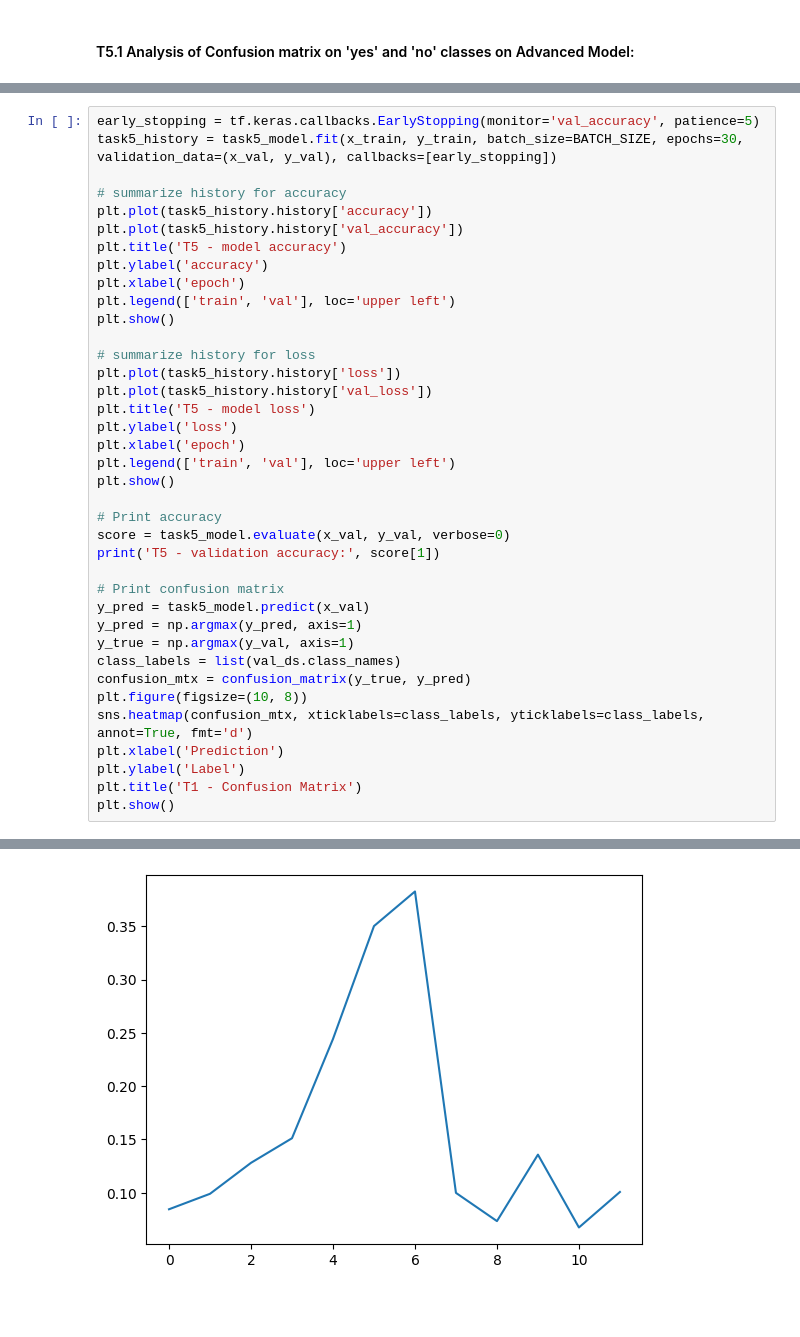
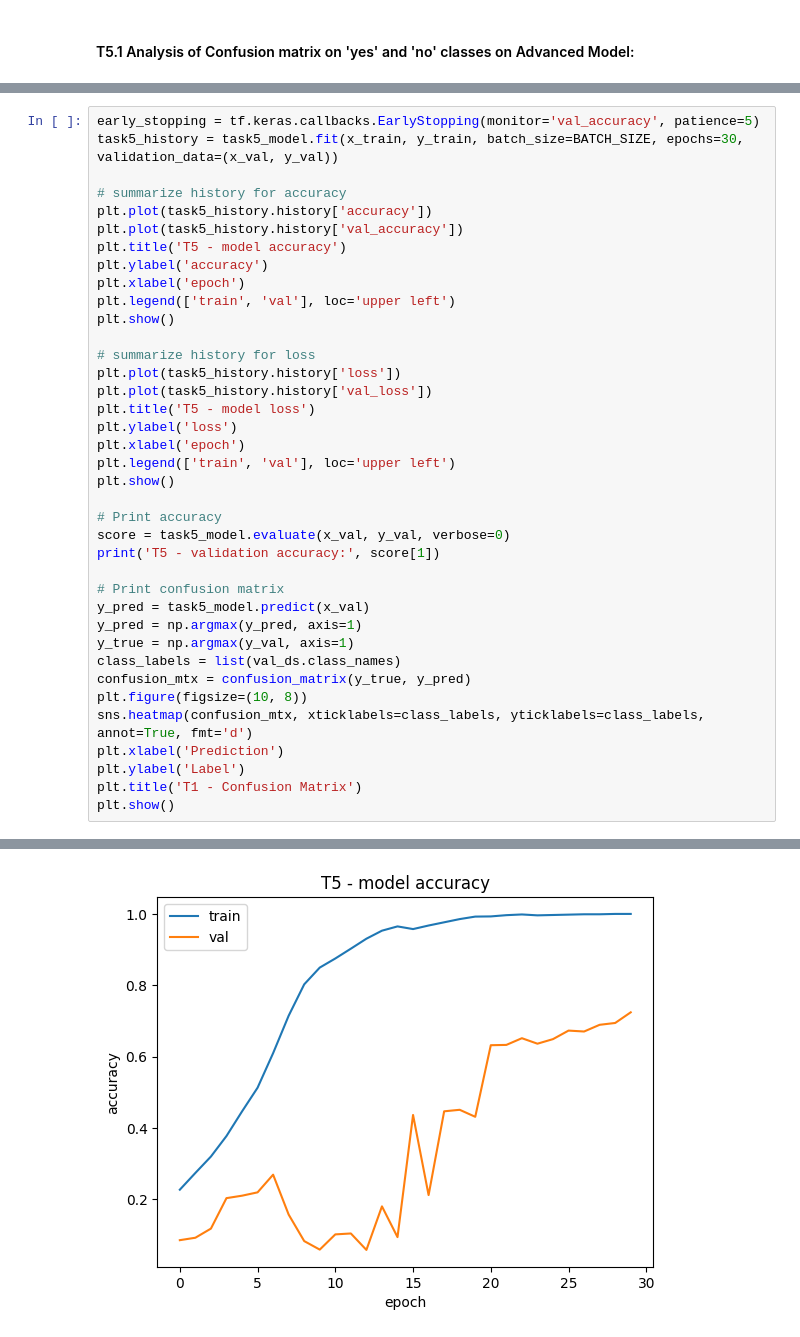
Before and after one commit to UoS-MSc-Robotics/deep_learning_lab, a Jupyter notebook: Project/Leander_ACS61011_Project.ipynb, the cells around one changed output, grey strips where cells are left out. Cells and saved outputs as stored; diff of their text form; blank space fills up the shorter version.

Commit message:
Task 4 complete

```diff
--- a/Project/Leander_ACS61011_Project.ipynb
+++ b/Project/Leander_ACS61011_Project.ipynb
@@ -597,7 +597,7 @@ Non-trainable params: 2112 (8.25 KB)
 _________________________________________________________________
 # %%
 early_stopping = tf.keras.callbacks.EarlyStopping(monitor='val_accuracy', patience=5)
-task5_history = task5_model.fit(x_train, y_train, batch_size=BATCH_SIZE, epochs=30, validation_data=(x_val, y_val), callbacks=[early_stopping])
+task5_history = task5_model.fit(x_train, y_train, batch_size=BATCH_SIZE, epochs=30, validation_data=(x_val, y_val))
 
 # summarize history for accuracy
 plt.plot(task5_history.history['accuracy'])
@@ -663 +654 @@ Epoch 12/30
-[figure, old version]
+[figure, new version]
```
Also changed, not shown: parts of 5 cells of this notebook.
